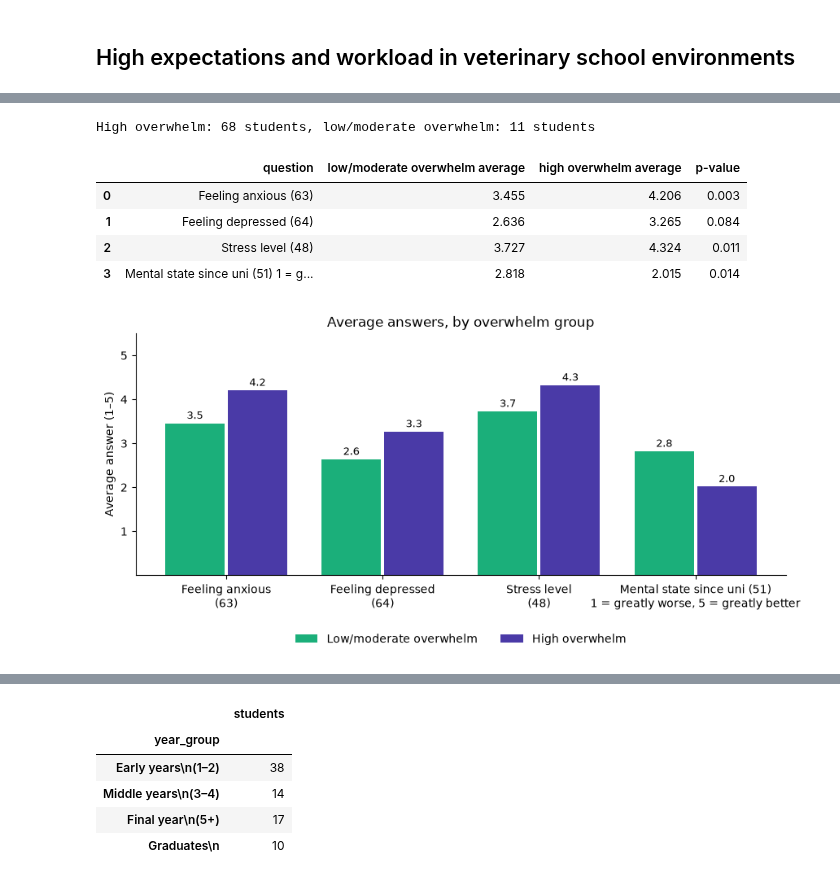
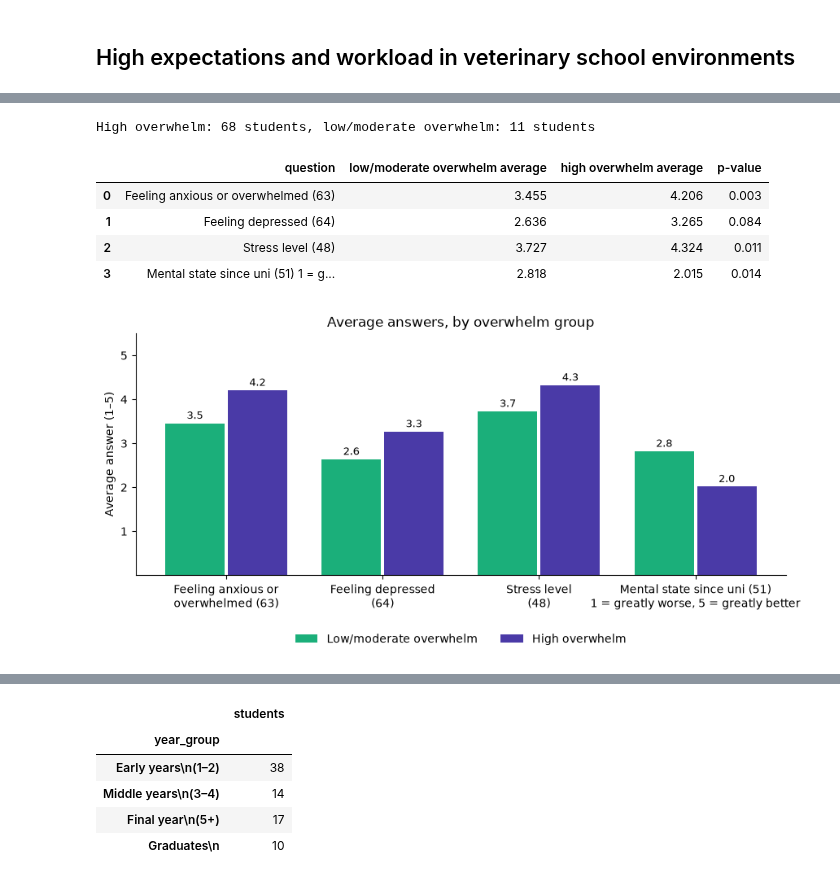
Before and after one commit to CarlaOnate/data-analysis-mental-health-veterinary-medicine-thesis, a Jupyter notebook: eba.ipynb, the cells around one changed output, grey strips where cells are left out. Saved outputs shown, nothing was run; the diff lists cells and outputs as text; code cells hidden in the pictures.

```diff
--- a/eba.ipynb
+++ b/eba.ipynb
@@ -276,12 +507,12 @@ Two students skipped the whole PHQ-9, so the depression graph shows 77 students
 # %%
-PHQ9_COLS = [str(c) for c in range(70, 79)]  # depression items, each 0-3
-GAD7_COLS = [str(c) for c in range(79, 86)]  # anxiety items, each 0-3
-
 def screening_total(items):
     # Prorate when at most one item is missing; otherwise leave the score empty
     answered = items.notna().sum(axis=1)
     total = items.mean(axis=1) * items.shape[1]
     return total.where(answered >= items.shape[1] - 1).round()
+
+print(f"PHQ-9: {(df[PHQ9_COLS].isna().sum(axis=1) == 1).sum()} students prorated (1 item missing), "
+      f"{(df[PHQ9_COLS].isna().sum(axis=1) > 1).sum()} left out (whole questionnaire skipped)")
 
 df["phq9_total"] = screening_total(df[PHQ9_COLS])
 df["gad7_total"] = screening_total(df[GAD7_COLS])
@@ -290,7 +521,7 @@ PHQ9_BANDS = ([-1, 4, 9, 14, 19, 27], ["Minimal (0-4)", "Mild (5-9)", "Moderate
 GAD7_BANDS = ([-1, 4, 9, 14, 21], ["Minimal (0-4)", "Mild (5-9)", "Moderate (10-14)", "Severe (15-21)"])
 
 screenings = [
-    ("Depression", "phq9_total", 27, PHQ9_BANDS),
+    ("Depression (PHQ-9)", "phq9_total", 27, PHQ9_BANDS),
     ("Anxiety (GAD-7)", "gad7_total", 21, GAD7_BANDS),
 ]
 
@@ -418,6 +675,4 @@ This chart compares the **high overwhelm** group (score ≥ 4, 68 students) with
 # %%
-from scipy import stats
-
 HIGH_COLOR = "#4a3aa7"
 LOW_COLOR = "#1baf7a"
 
@@ -427,7 +682,7 @@ print(f"High overwhelm: {df['high_overwhelm'].sum()} students, "
       f"low/moderate overwhelm: {(~df['high_overwhelm']).sum()} students")
 
 QUESTIONS = [
-    ("Feeling anxious\n(63)", "63"),
+    ("Feeling anxious or\noverwhelmed (63)", "63"),
     ("Feeling depressed\n(64)", "64"),
     ("Stress level\n(48)", "48"),
     ("Mental state since uni (51)\n1 = greatly worse, 5 = greatly better", "51"),
@@ -444,33 +699,33 @@ for name, col in QUESTIONS:
         "high overwhelm average": high.mean(),
         "p-value": stats.mannwhitneyu(high, low).pvalue,
     })
 averages = pd.DataFrame(rows)
 display(averages.round(3))
 
 fig, ax = plt.subplots(figsize=(9, 4.5))
 x = range(len(QUESTIONS))
 for offset, col, color, label in [(-0.2, "low/moderate overwhelm average", LOW_COLOR, "Low/moderate overwhelm"),
                                   (0.2, "high overwhelm average", HIGH_COLOR, "High overwhelm")]:
     bars = ax.bar([i + offset for i in x], averages[col], width=0.38, color=color, label=label)
     for bar, value in zip(bars, averages[col]):
         ax.annotate(f"{value:.1f}", (bar.get_x() + bar.get_width() / 2, value),
                     xytext=(0, 4), textcoords="offset points", ha="center", fontsize=9)
 
 ax.set_xticks(list(x), [name for name, _ in QUESTIONS])
 ax.set_ylabel("Average answer (1–5)")
 ax.set_ylim(0, 5.5)
 ax.set_yticks([1, 2, 3, 4, 5])
 ax.set_title("Average answers, by overwhelm group")
 ax.legend(loc="upper center", bbox_to_anchor=(0.5, -0.2), ncol=2, frameon=False)
 ax.spines[["top", "right"]].set_visible(False)
 plt.tight_layout()
 plt.show()
 # %% [output]
 High overwhelm: 68 students, low/moderate overwhelm: 11 students
 |  | question | low/moderate overwhelm average | high overwhelm average | p-value |
-| 0 | Feeling anxious (63) | 3.455 | 4.206 | 0.003 |
+| 0 | Feeling anxious or overwhelmed (63) | 3.455 | 4.206 | 0.003 |
 | 1 | Feeling depressed (64) | 2.636 | 3.265 | 0.084 |
 | 2 | Stress level (48) | 3.727 | 4.324 | 0.011 |
 | 3 | Mental state since uni (51) 1 = g... | 2.818 | 2.015 | 0.014 |
-[figure, old version]
+[figure, new version]
 # %% [markdown]
```
Also changed, not shown: parts of 49 cells of this notebook, 1 other file.
